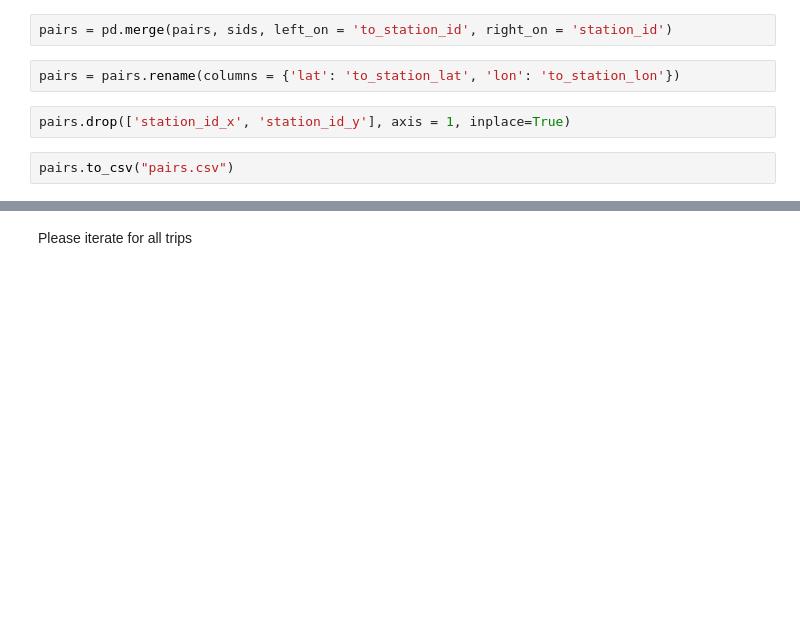
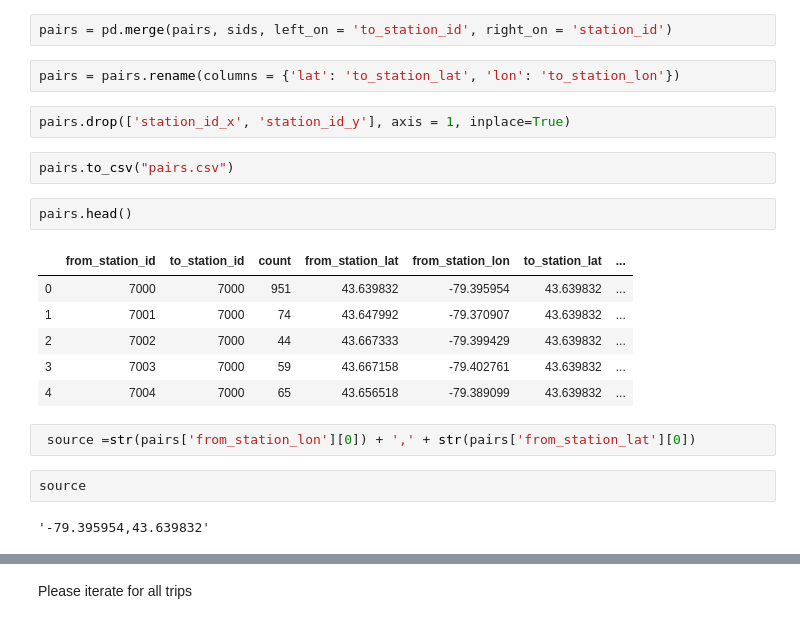
Before and after one commit to iskandari/gisdata, a Jupyter notebook: geodataframe.ipynb, the cells around one changed output, grey strips where cells are left out. Drawn from its saved outputs; the diff is of its cells as text; blank space fills up the shorter version.

```diff
--- a/geodataframe.ipynb
+++ b/geodataframe.ipynb
@@ -254,5 +254,20 @@ pairs = pairs.rename(columns = {'lat': 'to_station_lat', 'lon': 'to_station_lon'
 pairs.drop(['station_id_x', 'station_id_y'], axis = 1, inplace=True)
 # %%
 pairs.to_csv("pairs.csv")
+# %%
+pairs.head()
+# %% [output]
+|  | from_station_id | to_station_id | count | from_station_lat | from_station_lon | to_station_lat | ... |
+| 0 | 7000 | 7000 | 951 | 43.639832 | -79.395954 | 43.639832 | ... |
+| 1 | 7001 | 7000 | 74 | 43.647992 | -79.370907 | 43.639832 | ... |
+| 2 | 7002 | 7000 | 44 | 43.667333 | -79.399429 | 43.639832 | ... |
+| 3 | 7003 | 7000 | 59 | 43.667158 | -79.402761 | 43.639832 | ... |
+| 4 | 7004 | 7000 | 65 | 43.656518 | -79.389099 | 43.639832 | ... |
+# %%
+ source =str(pairs['from_station_lon'][0]) + ',' + str(pairs['from_station_lat'][0])
+# %%
+source
+# %% [output]
+'-79.395954,43.639832'
 # %%
 
```
Also changed, not shown: parts of 9 cells of this notebook.
